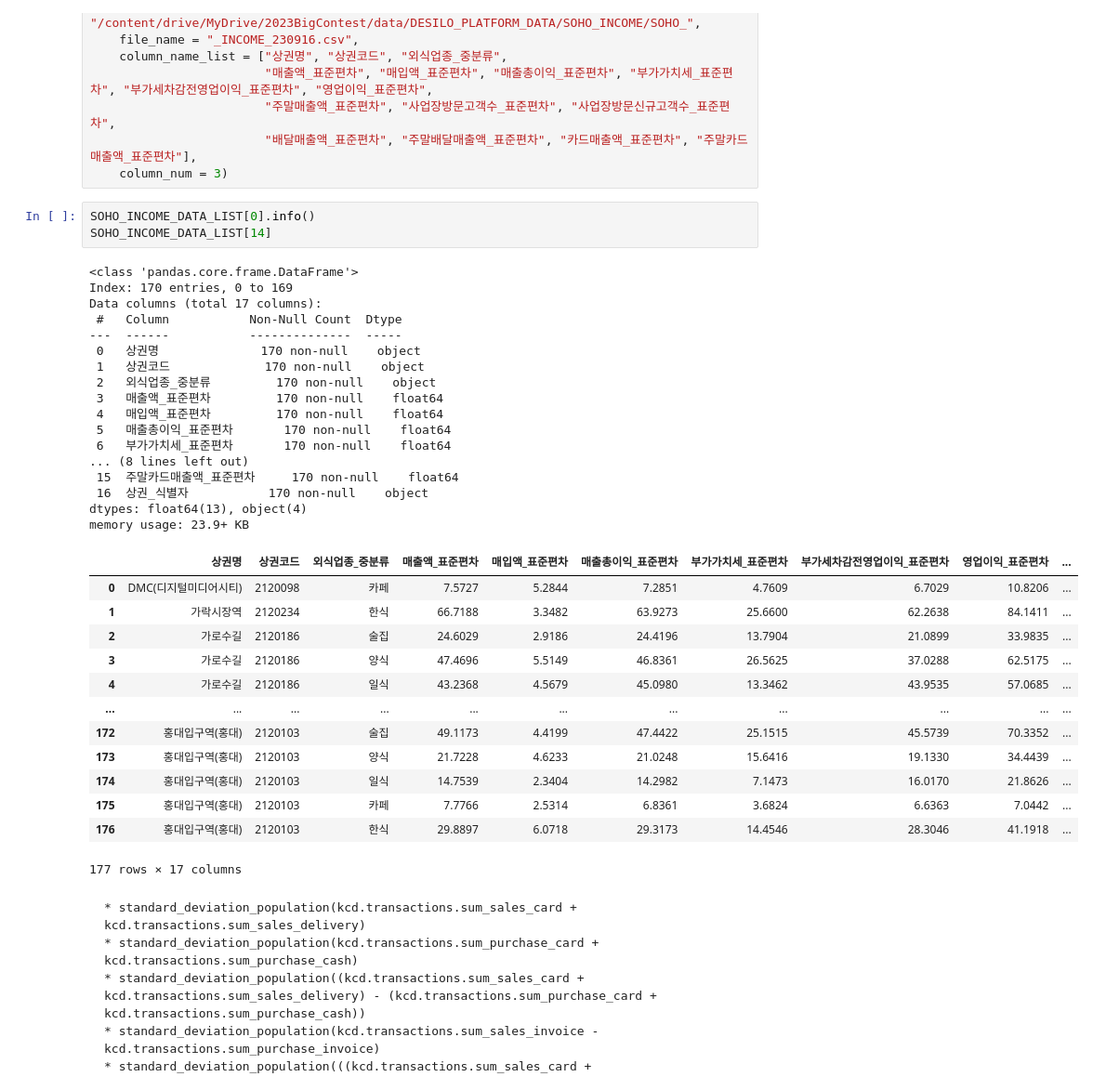
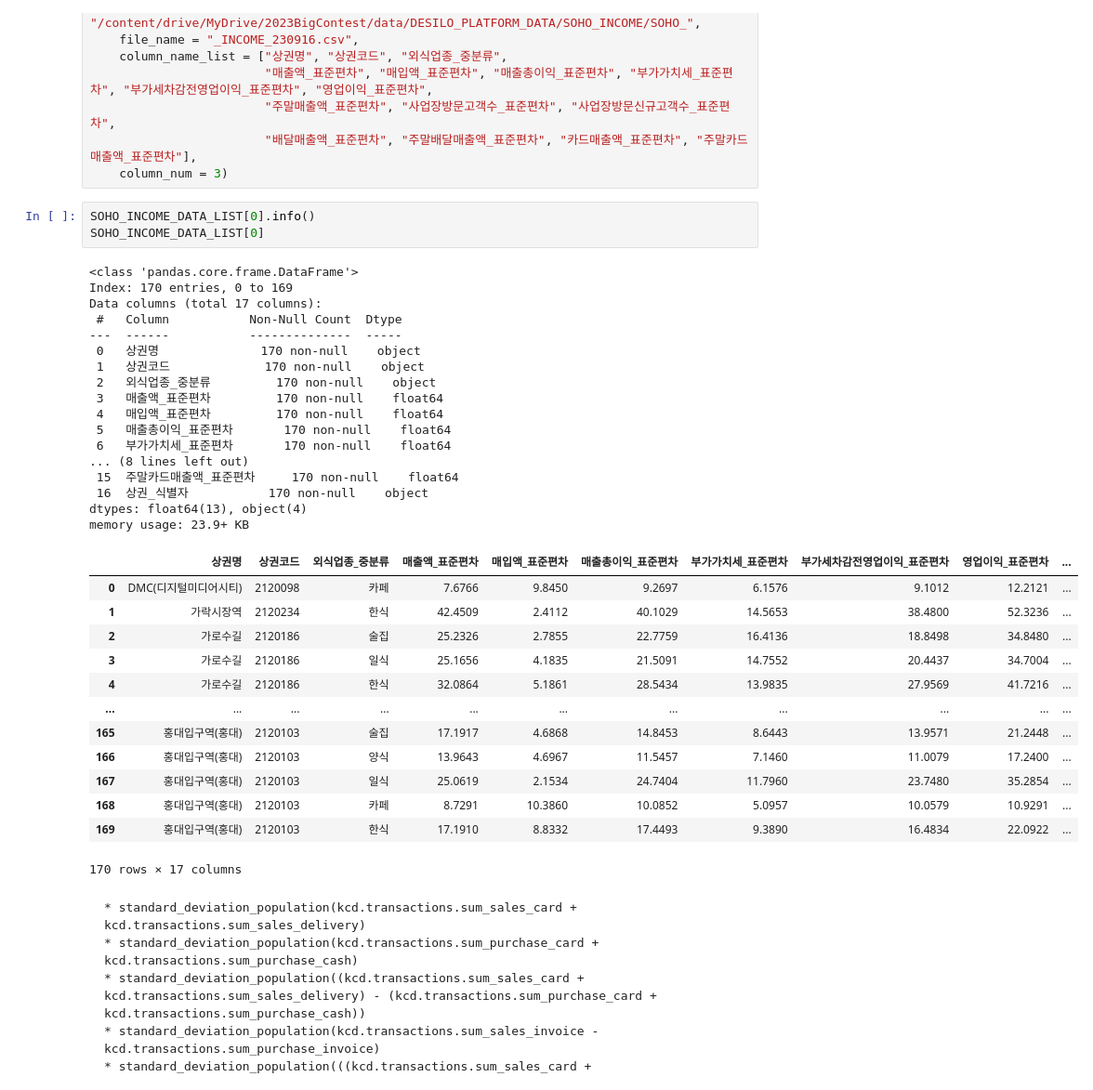
Before and after one commit to Gayeon6423/2023BigContest, a Jupyter notebook: [KCD_SOHO]_DATA_MERGE.ipynb, the cells around one changed output. Shown at 93% size. Saved outputs shown, nothing was run; the diff lists cells and outputs as text.

````diff
--- a/[KCD_SOHO]_DATA_MERGE.ipynb
+++ b/[KCD_SOHO]_DATA_MERGE.ipynb
@@ -96,38 +90,38 @@ SOHO_INCOME_DATA_LIST = Preprocess.mergeSohoCredit(
     column_num = 3)
 # %%
 SOHO_INCOME_DATA_LIST[0].info()
-SOHO_INCOME_DATA_LIST[14]
+SOHO_INCOME_DATA_LIST[0]
 # %% [output]
 <class 'pandas.core.frame.DataFrame'>
 Index: 170 entries, 0 to 169
 Data columns (total 17 columns):
  #   Column           Non-Null Count  Dtype
 ---  ------           --------------  -----
  0   상권명              170 non-null    object
  1   상권코드             170 non-null    object
  2   외식업종_중분류         170 non-null    object
  3   매출액_표준편차         170 non-null    float64
  4   매입액_표준편차         170 non-null    float64
  5   매출총이익_표준편차       170 non-null    float64
  6   부가가치세_표준편차       170 non-null    float64
 ... (8 lines left out)
  15  주말카드매출액_표준편차     170 non-null    float64
  16  상권_식별자           170 non-null    object
 dtypes: float64(13), object(4)
 memory usage: 23.9+ KB
 |  | 상권명 | 상권코드 | 외식업종_중분류 | 매출액_표준편차 | 매입액_표준편차 | 매출총이익_표준편차 | 부가가치세_표준편차 | 부가세차감전영업이익_표준편차 | 영업이익_표준편차 | ... |
-| 0 | DMC(디지털미디어시티) | 2120098 | 카페 | 7.5727 | 5.2844 | 7.2851 | 4.7609 | 6.7029 | 10.8206 | ... |
-| 1 | 가락시장역 | 2120234 | 한식 | 66.7188 | 3.3482 | 63.9273 | 25.6600 | 62.2638 | 84.1411 | ... |
-| 2 | 가로수길 | 2120186 | 술집 | 24.6029 | 2.9186 | 24.4196 | 13.7904 | 21.0899 | 33.9835 | ... |
-| 3 | 가로수길 | 2120186 | 양식 | 47.4696 | 5.5149 | 46.8361 | 26.5625 | 37.0288 | 62.5175 | ... |
-| 4 | 가로수길 | 2120186 | 일식 | 43.2368 | 4.5679 | 45.0980 | 13.3462 | 43.9535 | 57.0685 | ... |
+| 0 | DMC(디지털미디어시티) | 2120098 | 카페 | 7.6766 | 9.8450 | 9.2697 | 6.1576 | 9.1012 | 12.2121 | ... |
+| 1 | 가락시장역 | 2120234 | 한식 | 42.4509 | 2.4112 | 40.1029 | 14.5653 | 38.4800 | 52.3236 | ... |
+| 2 | 가로수길 | 2120186 | 술집 | 25.2326 | 2.7855 | 22.7759 | 16.4136 | 18.8498 | 34.8480 | ... |
+| 3 | 가로수길 | 2120186 | 일식 | 25.1656 | 4.1835 | 21.5091 | 14.7552 | 20.4437 | 34.7004 | ... |
+| 4 | 가로수길 | 2120186 | 한식 | 32.0864 | 5.1861 | 28.5434 | 13.9835 | 27.9569 | 41.7216 | ... |
 | ... | ... | ... | ... | ... | ... | ... | ... | ... | ... | ... |
-| 172 | 홍대입구역(홍대) | 2120103 | 술집 | 49.1173 | 4.4199 | 47.4422 | 25.1515 | 45.5739 | 70.3352 | ... |
-| 173 | 홍대입구역(홍대) | 2120103 | 양식 | 21.7228 | 4.6233 | 21.0248 | 15.6416 | 19.1330 | 34.4439 | ... |
-| 174 | 홍대입구역(홍대) | 2120103 | 일식 | 14.7539 | 2.3404 | 14.2982 | 7.1473 | 16.0170 | 21.8626 | ... |
-| 175 | 홍대입구역(홍대) | 2120103 | 카페 | 7.7766 | 2.5314 | 6.8361 | 3.6824 | 6.6363 | 7.0442 | ... |
-| 176 | 홍대입구역(홍대) | 2120103 | 한식 | 29.8897 | 6.0718 | 29.3173 | 14.4546 | 28.3046 | 41.1918 | ... |
+| 165 | 홍대입구역(홍대) | 2120103 | 술집 | 17.1917 | 4.6868 | 14.8453 | 8.6443 | 13.9571 | 21.2448 | ... |
+| 166 | 홍대입구역(홍대) | 2120103 | 양식 | 13.9643 | 4.6967 | 11.5457 | 7.1460 | 11.0079 | 17.2400 | ... |
+| 167 | 홍대입구역(홍대) | 2120103 | 일식 | 25.0619 | 2.1534 | 24.7404 | 11.7960 | 23.7480 | 35.2854 | ... |
+| 168 | 홍대입구역(홍대) | 2120103 | 카페 | 8.7291 | 10.3860 | 10.0852 | 5.0957 | 10.0579 | 10.9291 | ... |
+| 169 | 홍대입구역(홍대) | 2120103 | 한식 | 17.1910 | 8.8332 | 17.4493 | 9.3890 | 16.4834 | 22.0922 | ... |
-177 rows × 17 columns
+170 rows × 17 columns
 # %% [markdown]
 ```
 * standard_deviation_population(kcd.transactions.sum_sales_card + kcd.transactions.sum_sales_delivery)
````
Also changed, not shown: parts of 18 cells of this notebook.
